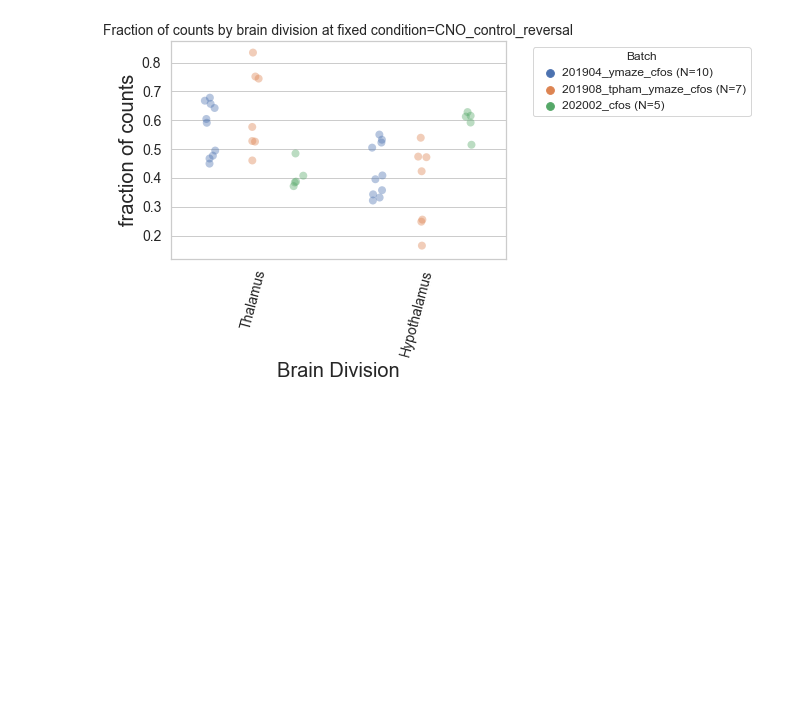
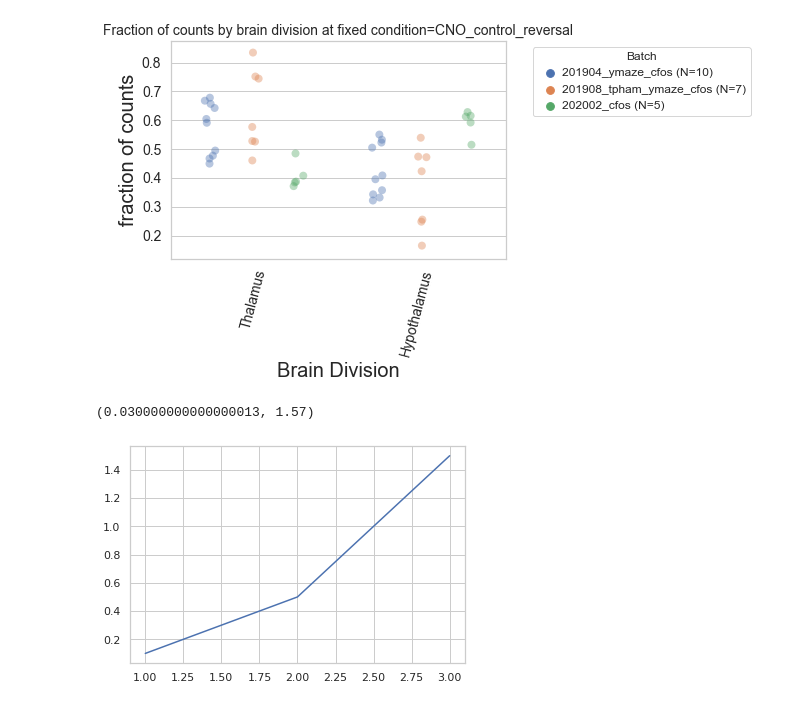
Before and after one commit to PrincetonUniversity/lightsheet_helper_scripts, a Jupyter notebook: projects/combine_cfos_batches/notebooks/cfos_batch_combination_20201125_any_division.ipynb, the cells around one changed output. Saved outputs shown, nothing was run; the diff lists cells and outputs as text; code cells hidden in the pictures; blank space fills up the shorter version.

```diff
--- a/projects/combine_cfos_batches/notebooks/cfos_batch_combination_20201125_any_division.ipynb
+++ b/projects/combine_cfos_batches/notebooks/cfos_batch_combination_20201125_any_division.ipynb
@@ -777,3 +786,11 @@ make_stripplot_fixed_condition(brain_division_dict=cdict,
                                count_type='frac')
 # %% [output]
 [figure]
+# %%
+fig = plt.figure()
+ax=fig.add_subplot(111)
+ax.plot([1,2,3],[0.1,0.5,1.5])
+ax.get_ylim()
+# %% [output]
+(0.030000000000000013, 1.57)
+[figure, added]
```
Also changed, not shown: parts of 3 cells of this notebook, 10 other files.
